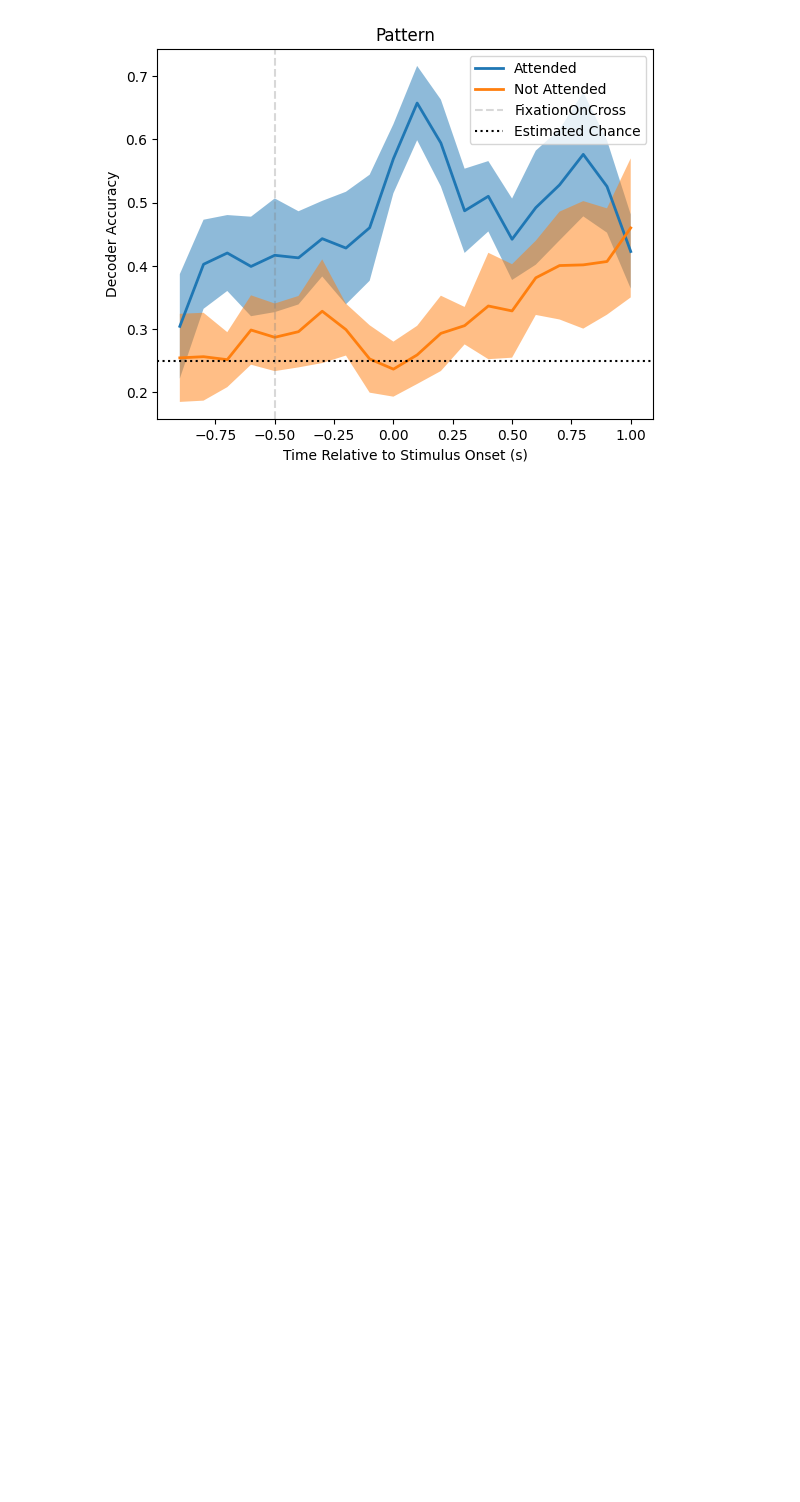
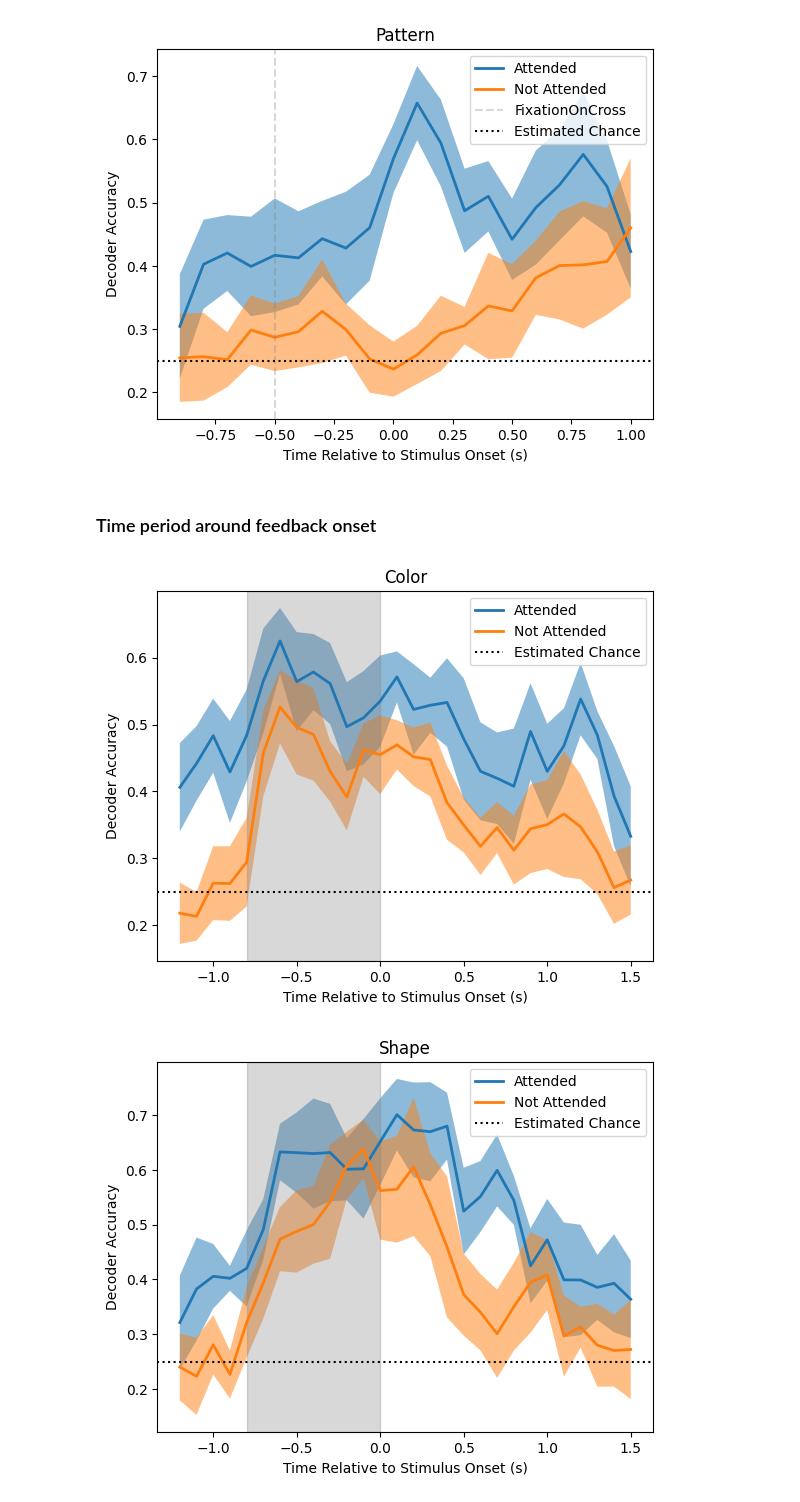
Before and after one commit to pqz317/wcst_decode, a Jupyter notebook: notebooks/20240612_visualize_decode_feature_by_attention_stim_onset.ipynb, the cells around one changed output. Drawn from its saved outputs; the diff is of its cells as text; code cells hidden in the pictures; blank space fills up the shorter version.

```diff
--- a/notebooks/20240612_visualize_decode_feature_by_attention_stim_onset.ipynb
+++ b/notebooks/20240612_visualize_decode_feature_by_attention_stim_onset.ipynb
@@ -66,3 +63,46 @@ for dim in FEATURE_DIMS:
 [figure]
 [figure]
 [figure]
+# %% [markdown]
+### Time period around feedback onset
+# %%
+FEATURE_DIMS = ["Color", "Shape", "Pattern"]
+PRE_INTERVAL = 1300
+POST_INTERVAL = 1500
+INTERVAL_SIZE = 100
+SMOOTH = 1
+EVENT = "FeedbackOnset"
+OUTPUT_DIR = "/data/patrick_res/hyak/pseudo"
+# path to a dataframe of sessions to analyze
+# %%
+for dim in FEATURE_DIMS:
+    fig, ax = plt.subplots()
+    attended_accs = np.load(os.path.join(OUTPUT_DIR, f"{dim}_FeedbackOnset_attended_test_accs.npy"))
+    not_attended_accs = np.load(os.path.join(OUTPUT_DIR, f"{dim}_FeedbackOnset_not_attended_test_accs.npy"))
+    visualization_utils.visualize_accuracy_across_time_bins(
+        attended_accs,
+        PRE_INTERVAL / 1000, POST_INTERVAL / 1000, INTERVAL_SIZE / 1000,  # by default these are in seconds
+        ax,
+        label=f"Attended",
+        right_align=True,
+    )
+    visualization_utils.visualize_accuracy_across_time_bins(
+        not_attended_accs,
+        PRE_INTERVAL / 1000, POST_INTERVAL / 1000, INTERVAL_SIZE / 1000,  # by default these are in seconds
+        ax,
+        label=f"Not Attended",
+        right_align=True,
+    )
+    # # add grey band for selection period
+    ax.axvspan(-0.8, 0, alpha=0.3, color='gray')
+    # # add dotted line for feedback start
+    # ax.axvline(-0.5, alpha=0.3, color='gray', linestyle='dashed', label="FixationOnCross")
+    # # add estimated chance
+    ax.axhline(1/4, color='black', linestyle='dotted', label="Estimated Chance")
+    ax.set_title(dim)
+    ax.legend()
+    ax.set_xlabel("Time Relative to Stimulus Onset (s)")
+    ax.set_ylabel("Decoder Accuracy")
+# %% [output]
+[figure, added]
+[figure, added]
```
Also changed, not shown: parts of 2 cells of this notebook, 1 other file.
